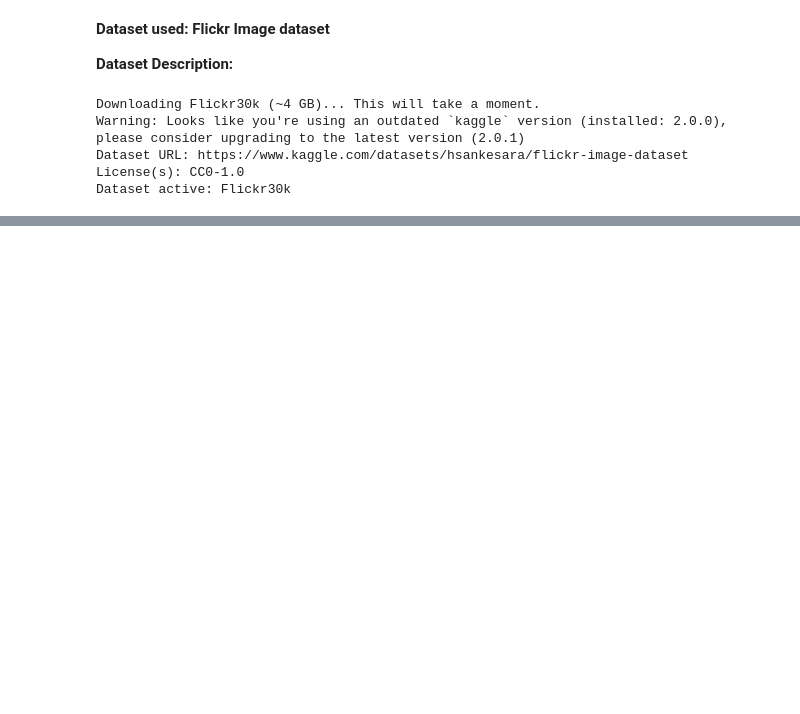
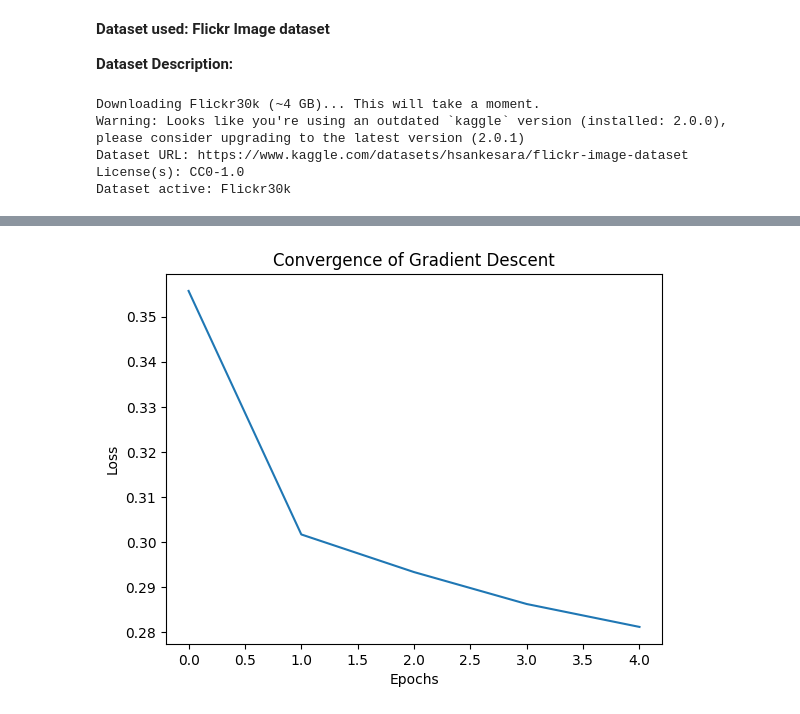
Before and after one commit to Praharshita1275/deep_learning_practice, a Jupyter notebook: DL_assignment.ipynb, the cells around one changed output, grey strips where cells are left out. Cells and saved outputs as stored; diff of their text form; code cells hidden in the pictures; blank space fills up the shorter version.

```diff
--- a/DL_assignment.ipynb
+++ b/DL_assignment.ipynb
@@ -157,0 +147,25 @@ Training Adam with LR: 0.001
+# %%
+# Q10: Implement an MLP using the Gradient Descent algorithm,
+# and analyze the convergence behavior and performance of the network.
+
+model = models.Sequential([
+    layers.Input(shape=(IMG_SIZE, IMG_SIZE, 3)),
+    layers.Flatten(),
+    layers.Dense(128, activation='relu'),
+    layers.Dense(1, activation='sigmoid')
+])
+
+model.compile(
+    optimizer=optimizers.SGD(learning_rate=0.01),  # Gradient Descent
+    loss='binary_crossentropy'
+)
+
+history = model.fit(train_data, epochs=5)
+
+# Plot convergence
+plt.plot(history.history['loss'])
+plt.xlabel("Epochs")
+plt.ylabel("Loss")
+plt.title("Convergence of Gradient Descent")
+plt.show()
+# %% [output]
@@ -157,0 +182 @@ Training Adam with LR: 0.001
+[figure, added]
```
Also changed, not shown: parts of 34 cells of this notebook.
